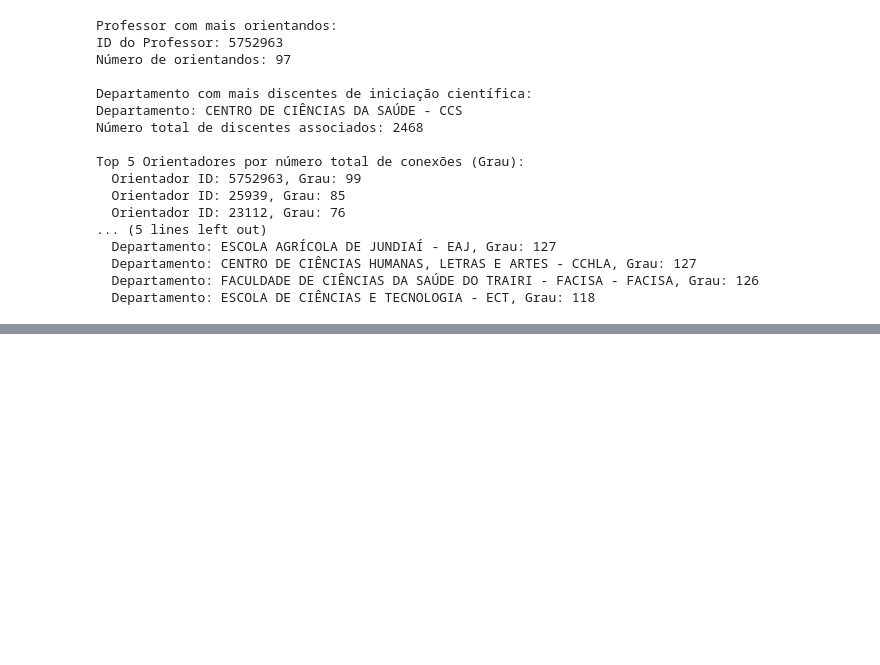
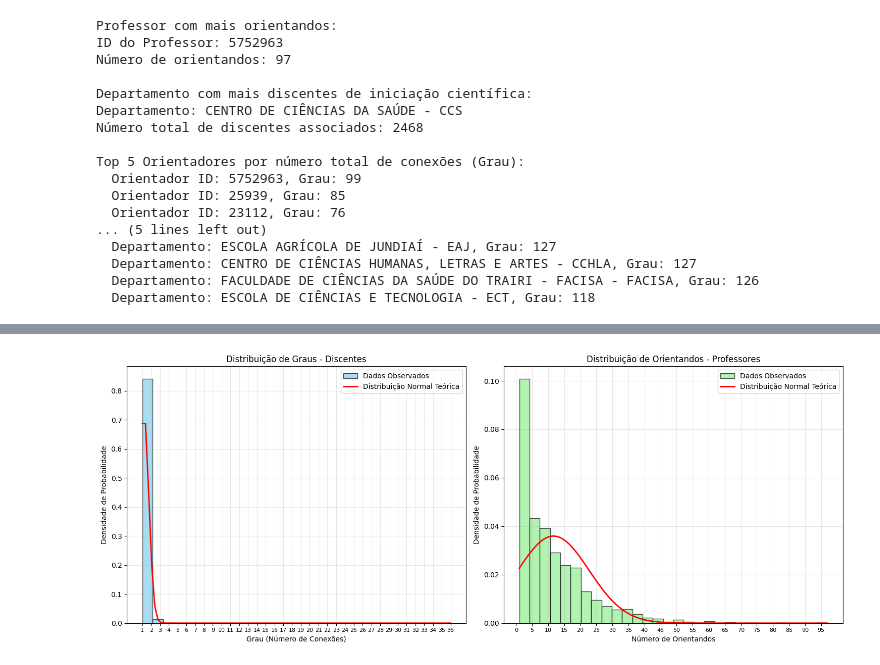
Before and after one commit to LukasMarquess/Grafos---Bolsas-IC-UFRN, a Jupyter notebook: GrafoPrincipal.ipynb, the cells around one changed output, grey strips where cells are left out. Drawn from its saved outputs; the diff is of its cells as text; code cells hidden in the pictures; blank space fills up the shorter version.

```diff
--- a/GrafoPrincipal.ipynb
+++ b/GrafoPrincipal.ipynb
@@ -226,0 +199,82 @@ else:
+# %%
+# Análise de Distribuição Normal - Discentes e Professores
+
+import numpy as np
+from scipy import stats
+import matplotlib.pyplot as plt
+
+if grafo_final:
+
+    # Análise 1: Distribuição Normal para Discentes (grau de conexão)
+    # Calcular graus apenas dos discentes
+    graus_discentes = [grafo_final.degree(node) for node, data in grafo_final.nodes(data=True)
+                      if data.get('bipartite') == 'discente']
+
+    # Estatísticas dos discentes
+    media_discentes = np.mean(graus_discentes)
+    desvio_discentes = np.std(graus_discentes)
+
+    print(f"=== ANÁLISE DE DISTRIBUIÇÃO - DISCENTES ===")
+    print(f"Total de projetos: {len(graus_discentes)}")
+    print(f"Grau médio dos discentes: {media_discentes:.2f}")
+    print(f"Grau mínimo: {min(graus_discentes)}")
+    print(f"Grau máximo: {max(graus_discentes)}")
+    print()
+
+    # Análise 2: Distribuição Normal para Professores (número de orientandos)
+    # Usar os dados já calculados de contagem_discentes_por_orientador
+    orientandos_por_professor = list(contagem_discentes_por_orientador.values())
+
+    # Estatísticas dos professores
+    media_professores = np.mean(orientandos_por_professor)
+    desvio_professores = np.std(orientandos_por_professor)
+
+    print(f"=== ANÁLISE DE DISTRIBUIÇÃO - PROFESSORES ===")
+    print(f"Total de professores: {len(orientandos_por_professor)}")
+    print(f"Número médio de orientandos: {media_professores:.2f}")
+    print(f"Mínimo de orientandos: {min(orientandos_por_professor)}")
+    print(f"Máximo de orientandos: {max(orientandos_por_professor)}")
+
+    # Visualizações lado a lado
+    fig, (ax1, ax2) = plt.subplots(1, 2, figsize=(15, 6))
+
+    # Gráfico 1: Histograma + Curva Normal - Discentes
+    ax1.hist(graus_discentes, bins=30, density=True, alpha=0.7, color='skyblue',
+             edgecolor='black', label='Dados Observados')
+
+    # Curva normal teórica para discentes
+    x_disc = np.linspace(min(graus_discentes), max(graus_discentes), 100)
+    y_disc = stats.norm.pdf(x_disc, media_discentes, desvio_discentes)
+    ax1.plot(x_disc, y_disc, 'r-', linewidth=2, label='Distribuição Normal Teórica')
+
+    ax1.set_title('Distribuição de Graus - Discentes')
+    ax1.set_xlabel('Grau (Número de Conexões)')
+    ax1.set_ylabel('Densidade de Probabilidade')
+    ax1.set_xticks(range(int(min(graus_discentes)), int(max(graus_discentes)) + 1, 1))
+    ax1.tick_params(axis='x', labelsize=8)
+    ax1.legend()
+    ax1.grid(True, alpha=0.3)
+
+    # Gráfico 2: Histograma + Curva Normal - Professores
+    ax2.hist(orientandos_por_professor, bins=30, density=True, alpha=0.7, color='lightgreen',
+             edgecolor='black', label='Dados Observados')
+
+    # Curva normal teórica para professores
+    x_prof = np.linspace(min(orientandos_por_professor), max(orientandos_por_professor), 100)
+    y_prof = stats.norm.pdf(x_prof, media_professores, desvio_professores)
+    ax2.plot(x_prof, y_prof, 'r-', linewidth=2, label='Distribuição Normal Teórica')
+
+    ax2.set_title('Distribuição de Orientandos - Professores')
+    ax2.set_xlabel('Número de Orientandos')
+    ax2.set_ylabel('Densidade de Probabilidade')
+    ax2.set_xticks(range(0, int(max(orientandos_por_professor)) + 1, 5))
+    ax2.tick_params(axis='x', labelsize=8)
+    ax2.legend()
+    ax2.grid(True, alpha=0.3)
+
+    plt.tight_layout()
+    plt.show()
+
+else:
+    print("O grafo não foi criado. Execute as células anteriores primeiro.")
+# %% [output]
@@ -226,0 +292 @@ else:
+[figure, added]
```
Also changed, not shown: parts of 2 cells of this notebook.
